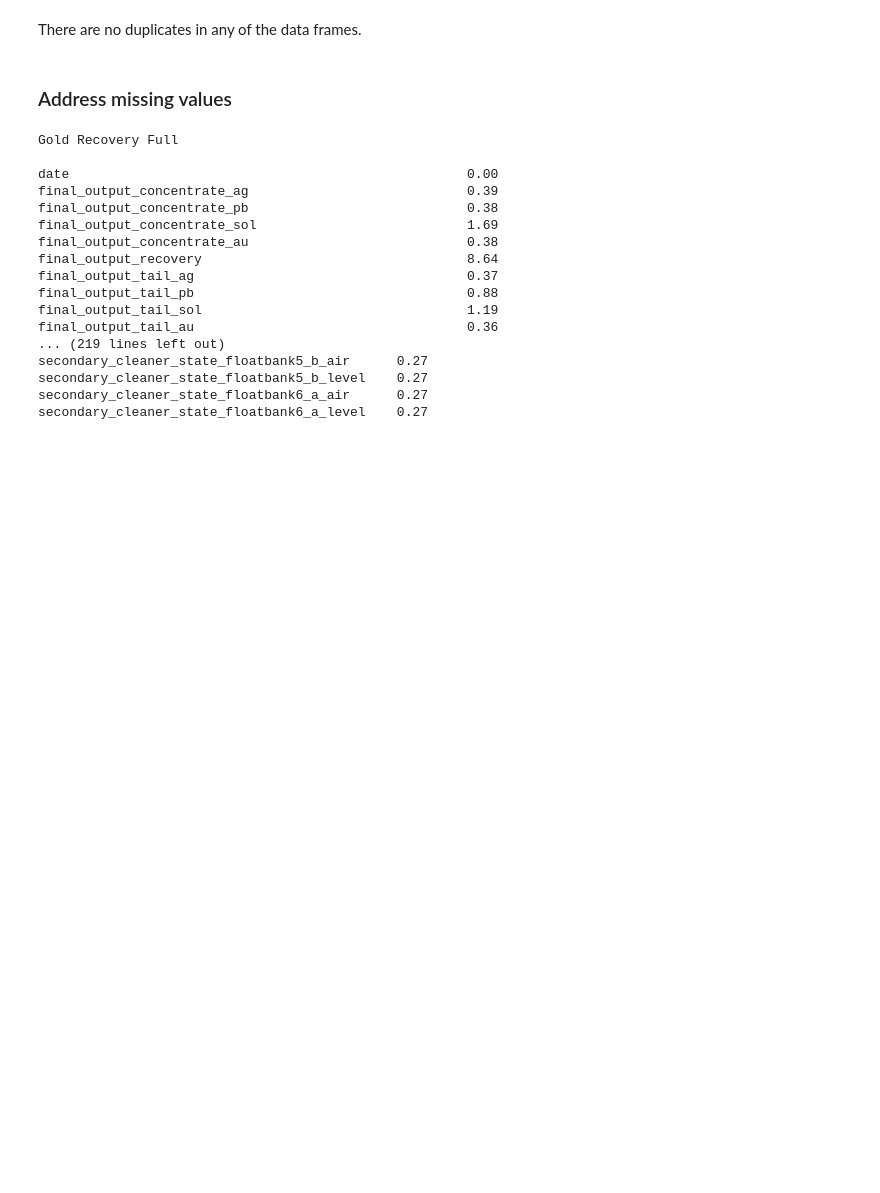
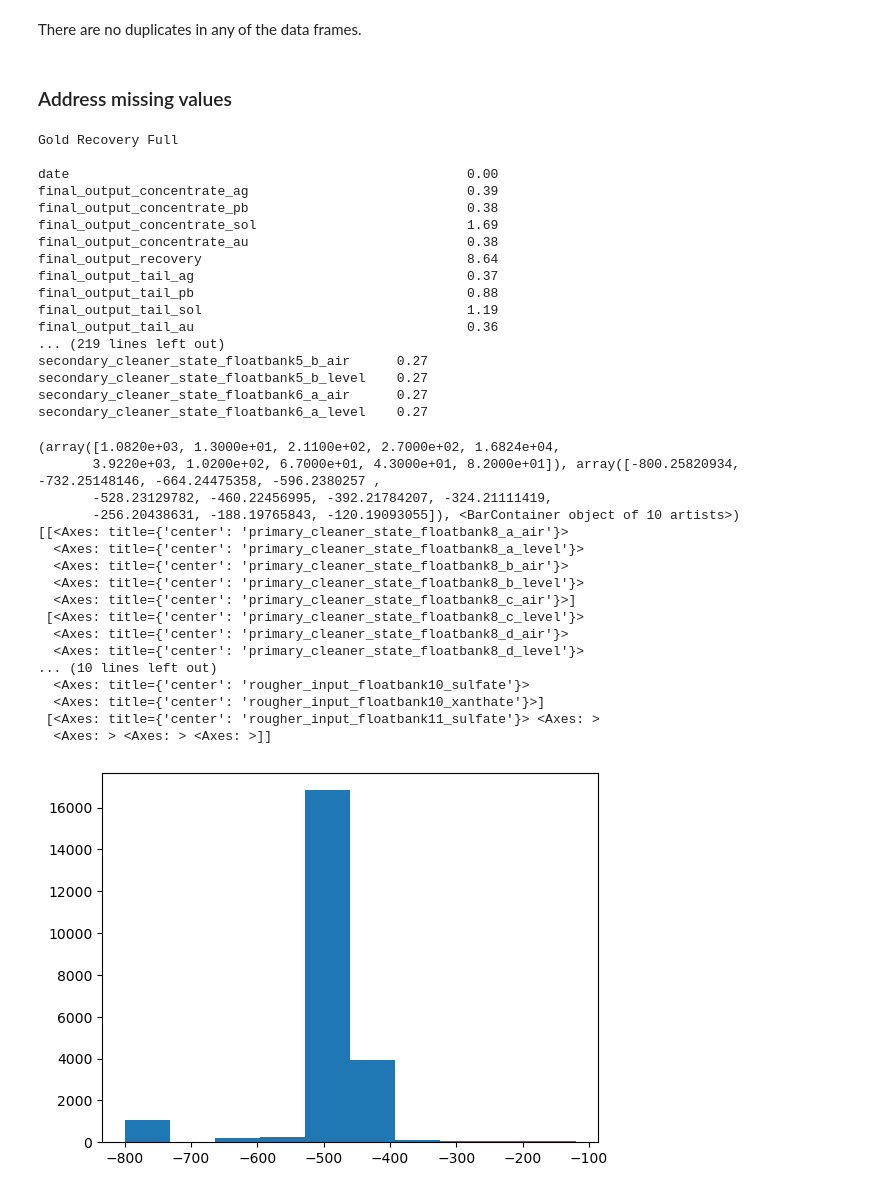
Before and after one commit to kellyshreeve/gold-recovery, a Jupyter notebook: gold-recovery-analysis.ipynb, the cells around one changed output. Saved outputs shown, nothing was run; the diff lists cells and outputs as text; code cells hidden in the pictures; blank space fills up the shorter version.

```diff
--- a/gold-recovery-analysis.ipynb
+++ b/gold-recovery-analysis.ipynb
@@ -166,3 +195,28 @@ secondary_cleaner_state_floatbank5_b_air      0.27
 secondary_cleaner_state_floatbank5_b_level    0.27
 secondary_cleaner_state_floatbank6_a_air      0.27
 secondary_cleaner_state_floatbank6_a_level    0.27
+# %%
+histograms_1 = plt.hist(x=gold_full.iloc[:, 0-3])
+histograms_2 = gold_full.iloc[:, 22:43].hist(figsize=(10, 9))
+
+print(histograms_1)
+print(histograms_2)
+# %% [output]
+(array([1.0820e+03, 1.3000e+01, 2.1100e+02, 2.7000e+02, 1.6824e+04,
+       3.9220e+03, 1.0200e+02, 6.7000e+01, 4.3000e+01, 8.2000e+01]), array([-800.25820934, -732.25148146, -664.24475358, -596.2380257 ,
+       -528.23129782, -460.22456995, -392.21784207, -324.21111419,
+       -256.20438631, -188.19765843, -120.19093055]), <BarContainer object of 10 artists>)
+[[<Axes: title={'center': 'primary_cleaner_state_floatbank8_a_air'}>
+  <Axes: title={'center': 'primary_cleaner_state_floatbank8_a_level'}>
+  <Axes: title={'center': 'primary_cleaner_state_floatbank8_b_air'}>
+  <Axes: title={'center': 'primary_cleaner_state_floatbank8_b_level'}>
+  <Axes: title={'center': 'primary_cleaner_state_floatbank8_c_air'}>]
+ [<Axes: title={'center': 'primary_cleaner_state_floatbank8_c_level'}>
+  <Axes: title={'center': 'primary_cleaner_state_floatbank8_d_air'}>
+  <Axes: title={'center': 'primary_cleaner_state_floatbank8_d_level'}>
+... (10 lines left out)
+  <Axes: title={'center': 'rougher_input_floatbank10_sulfate'}>
+  <Axes: title={'center': 'rougher_input_floatbank10_xanthate'}>]
+ [<Axes: title={'center': 'rougher_input_floatbank11_sulfate'}> <Axes: >
+  <Axes: > <Axes: > <Axes: >]]
+[figure, added]
```
Also changed, not shown: parts of 15 cells of this notebook.
